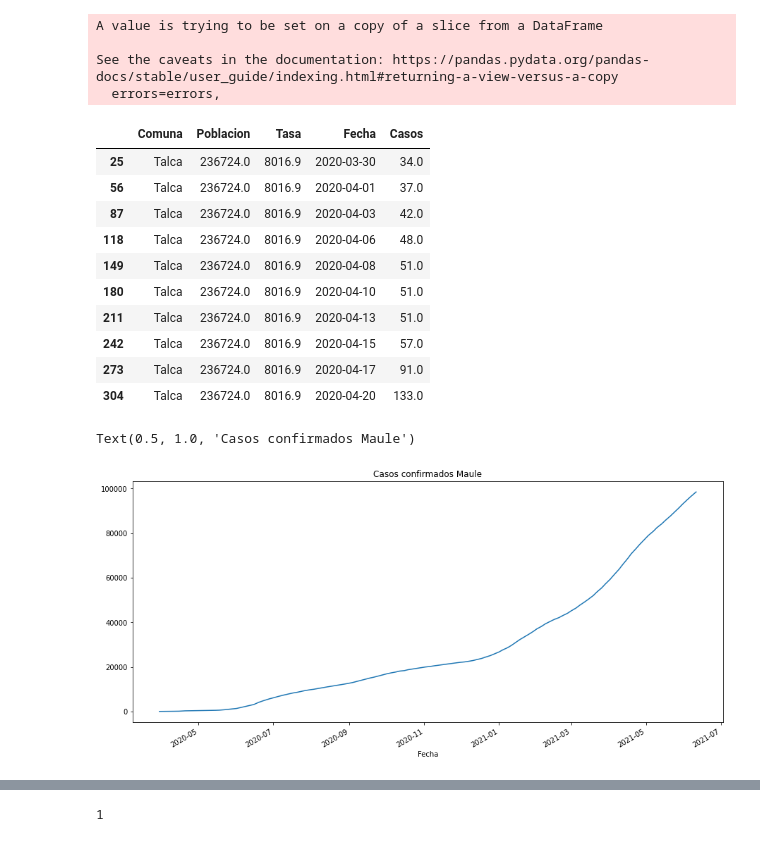
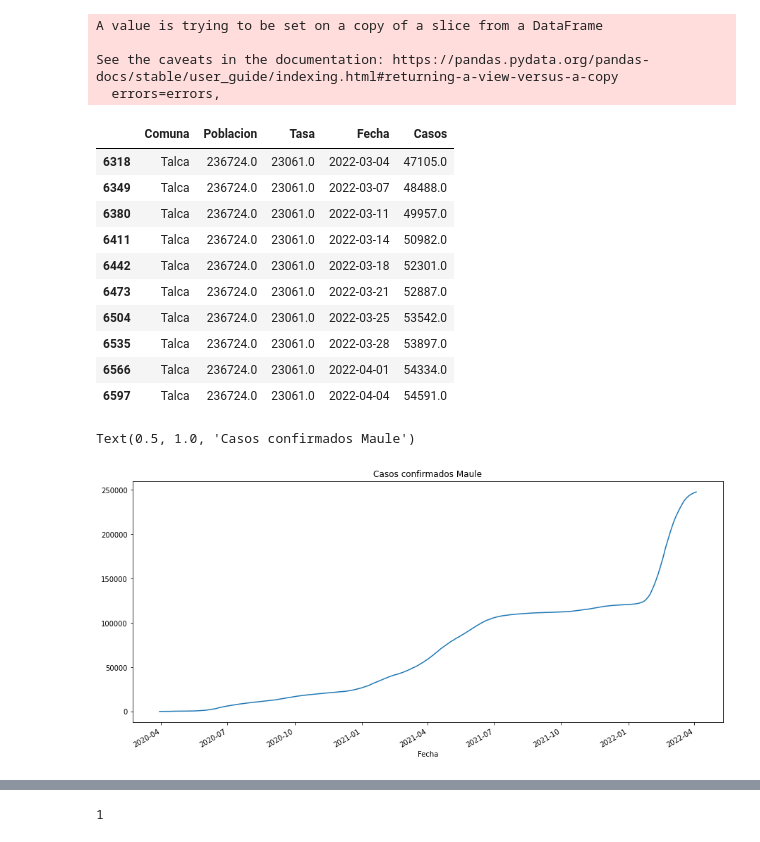
Before and after one commit to sherna90/mineria_datos, a Jupyter notebook: 2-feature_engineering.ipynb, the cells around one changed output, grey strips where cells are left out. Saved outputs shown, nothing was run; the diff lists cells and outputs as text; code cells hidden in the pictures.

```diff
--- a/2-feature_engineering.ipynb
+++ b/2-feature_engineering.ipynb
@@ -43,16 +43,16 @@ data_maule_tabla=data_maule.melt(id_vars=['Comuna', 'Poblacion','Tasa'],
 # %%
 data_maule_tabla['Fecha'] = pd.to_datetime(data_maule_tabla['Fecha'],format='%Y/%m/%d')
 # %%
-data_maule_tabla[data_maule_tabla.Comuna=='Talca'].sort_values('Fecha').head(10)
+data_maule_tabla[data_maule_tabla.Comuna=='Talca'].sort_values('Fecha').tail(10)
 # %% [output]
 |  | Comuna | Poblacion | Tasa | Fecha | Casos |
-| 25 | Talca | 236724.0 | 8016.9 | 2020-03-30 | 34.0 |
-| 56 | Talca | 236724.0 | 8016.9 | 2020-04-01 | 37.0 |
-| 87 | Talca | 236724.0 | 8016.9 | 2020-04-03 | 42.0 |
-| 118 | Talca | 236724.0 | 8016.9 | 2020-04-06 | 48.0 |
-| 149 | Talca | 236724.0 | 8016.9 | 2020-04-08 | 51.0 |
-| 180 | Talca | 236724.0 | 8016.9 | 2020-04-10 | 51.0 |
-| 211 | Talca | 236724.0 | 8016.9 | 2020-04-13 | 51.0 |
-| 242 | Talca | 236724.0 | 8016.9 | 2020-04-15 | 57.0 |
-| 273 | Talca | 236724.0 | 8016.9 | 2020-04-17 | 91.0 |
-| 304 | Talca | 236724.0 | 8016.9 | 2020-04-20 | 133.0 |
+| 6318 | Talca | 236724.0 | 23061.0 | 2022-03-04 | 47105.0 |
+| 6349 | Talca | 236724.0 | 23061.0 | 2022-03-07 | 48488.0 |
+| 6380 | Talca | 236724.0 | 23061.0 | 2022-03-11 | 49957.0 |
+| 6411 | Talca | 236724.0 | 23061.0 | 2022-03-14 | 50982.0 |
+| 6442 | Talca | 236724.0 | 23061.0 | 2022-03-18 | 52301.0 |
+| 6473 | Talca | 236724.0 | 23061.0 | 2022-03-21 | 52887.0 |
+| 6504 | Talca | 236724.0 | 23061.0 | 2022-03-25 | 53542.0 |
+| 6535 | Talca | 236724.0 | 23061.0 | 2022-03-28 | 53897.0 |
+| 6566 | Talca | 236724.0 | 23061.0 | 2022-04-01 | 54334.0 |
+| 6597 | Talca | 236724.0 | 23061.0 | 2022-04-04 | 54591.0 |
@@ -61,9 +59,9 @@ poblacion_maule=data.groupby('Region')['Poblacion'].sum()['Maule']
 # %%
 import matplotlib.pyplot as plt
 
-grouped_data_maule=data_maule_tabla.groupby('Fecha')['Casos'].sum()
-grouped_data_maule.plot(figsize=(15,7))
+grouped_data_maule=data_maule_tabla.groupby('Fecha').sum()
+grouped_data_maule['Casos'].plot(figsize=(15,7))
 plt.title('Casos confirmados Maule')
 # %% [output]
 Text(0.5, 1.0, 'Casos confirmados Maule')
-[figure, old version]
+[figure, new version]
```
Also changed, not shown: parts of 26 cells of this notebook.
